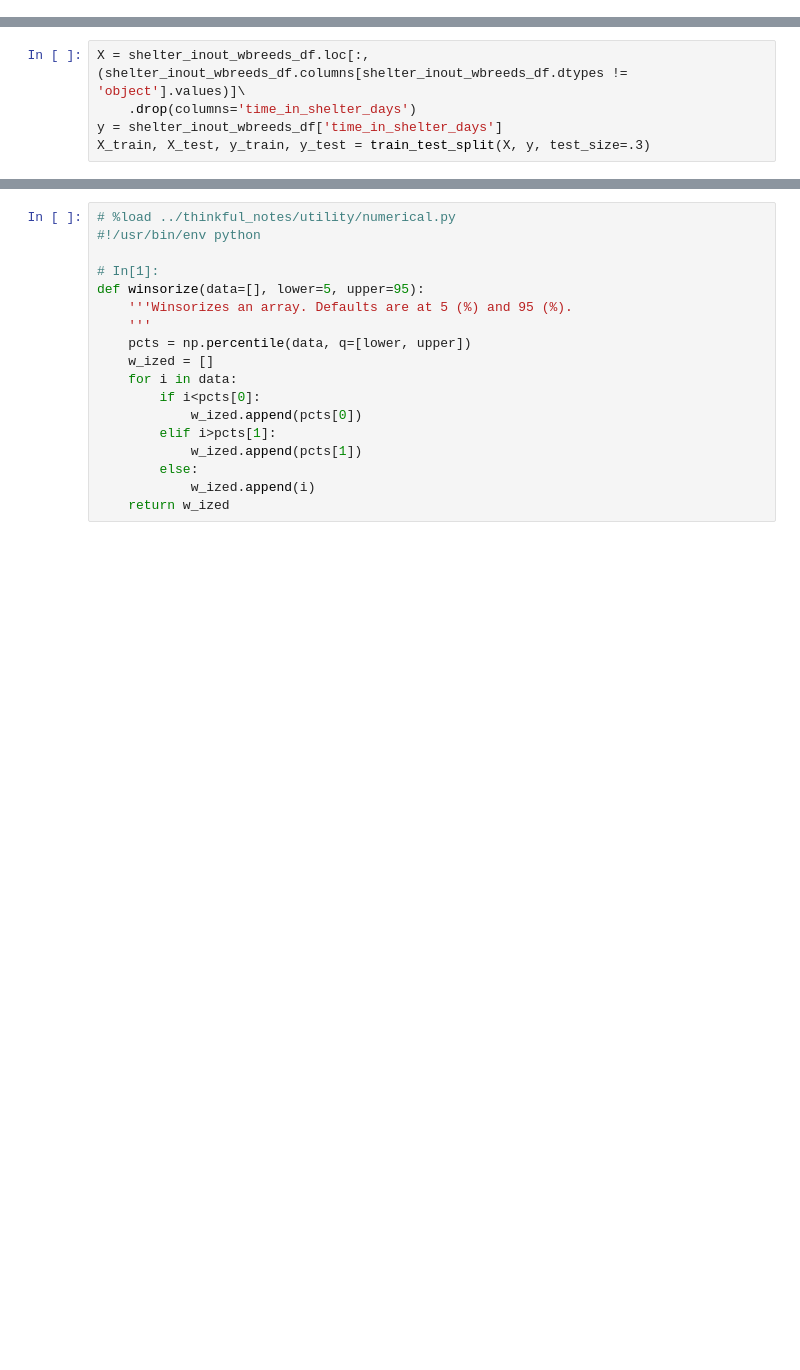
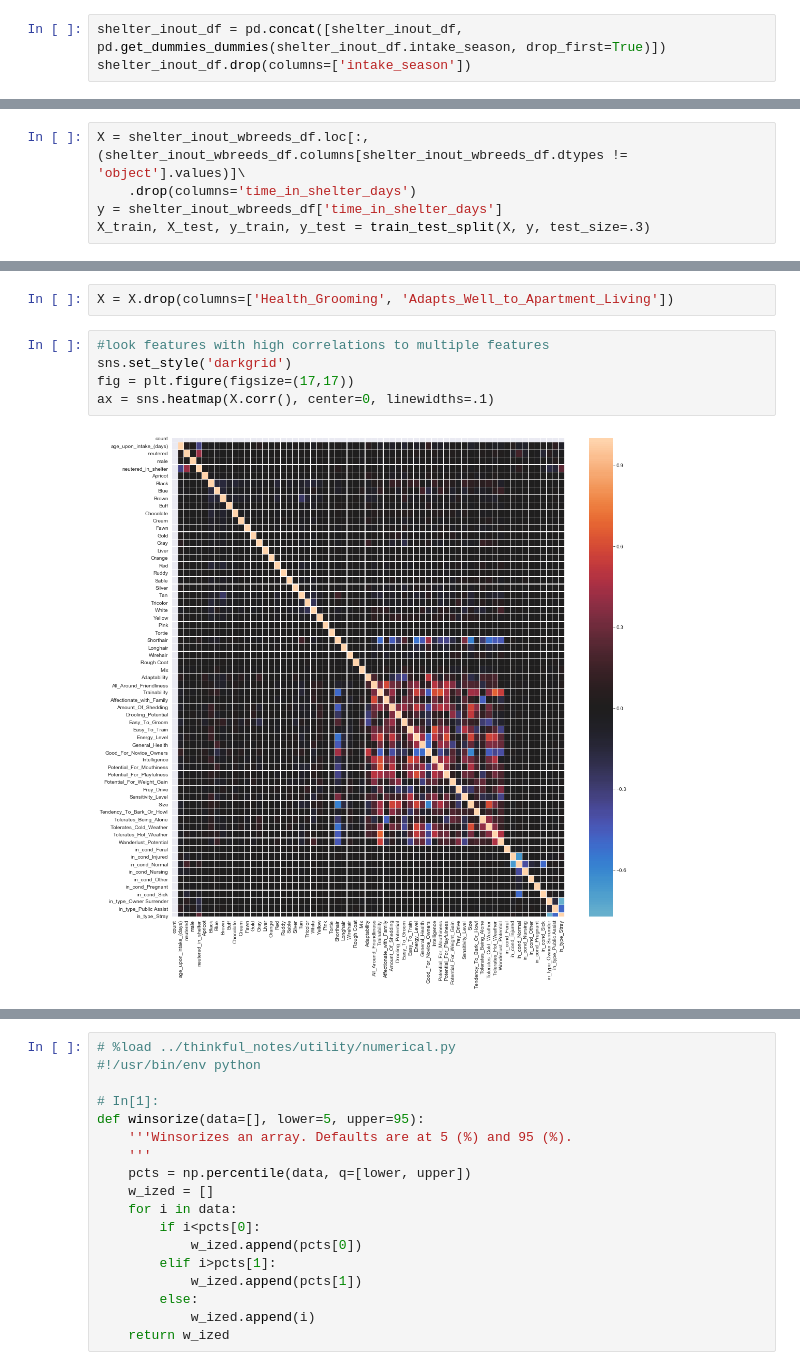
Before and after one commit to chrisoyer/supervised_learning_capstone, a Jupyter notebook: dog_adoption_SL_capstone.ipynb, the cells around one changed output, grey strips where cells are left out. Drawn from its saved outputs; the diff is of its cells as text; blank space fills up the shorter version.

```diff
--- a/dog_adoption_SL_capstone.ipynb
+++ b/dog_adoption_SL_capstone.ipynb
@@ -77,6 +78,9 @@ def season_of_date(date_in):
         return 'winter'
 
 shelter_inout_df["intake_season"] = shelter_inout_df.intake_datetime.transform(season_of_date)
+# %%
+shelter_inout_df = pd.concat([shelter_inout_df, pd.get_dummies_dummies(shelter_inout_df.intake_season, drop_first=True)])
+shelter_inout_df.drop(columns=['intake_season'])
 # %%
 #these two features can be simplified to sex, neutered, and if neutering occured
 shelter_inout_df.pivot_table(index='sex_upon_intake', columns='sex_upon_outcome', values='count', aggfunc=np.sum)
@@ -506,0 +570,9 @@ X_train, X_test, y_train, y_test = train_test_split(X, y, test_size=.3)
+# %%
+X = X.drop(columns=['Health_Grooming', 'Adapts_Well_to_Apartment_Living'])
+# %%
+#look features with high correlations to multiple features
+sns.set_style('darkgrid')
+fig = plt.figure(figsize=(17,17))
+ax = sns.heatmap(X.corr(), center=0, linewidths=.1)
+# %% [output]
+[figure, added]
```
Also changed, not shown: parts of 22 cells of this notebook.
